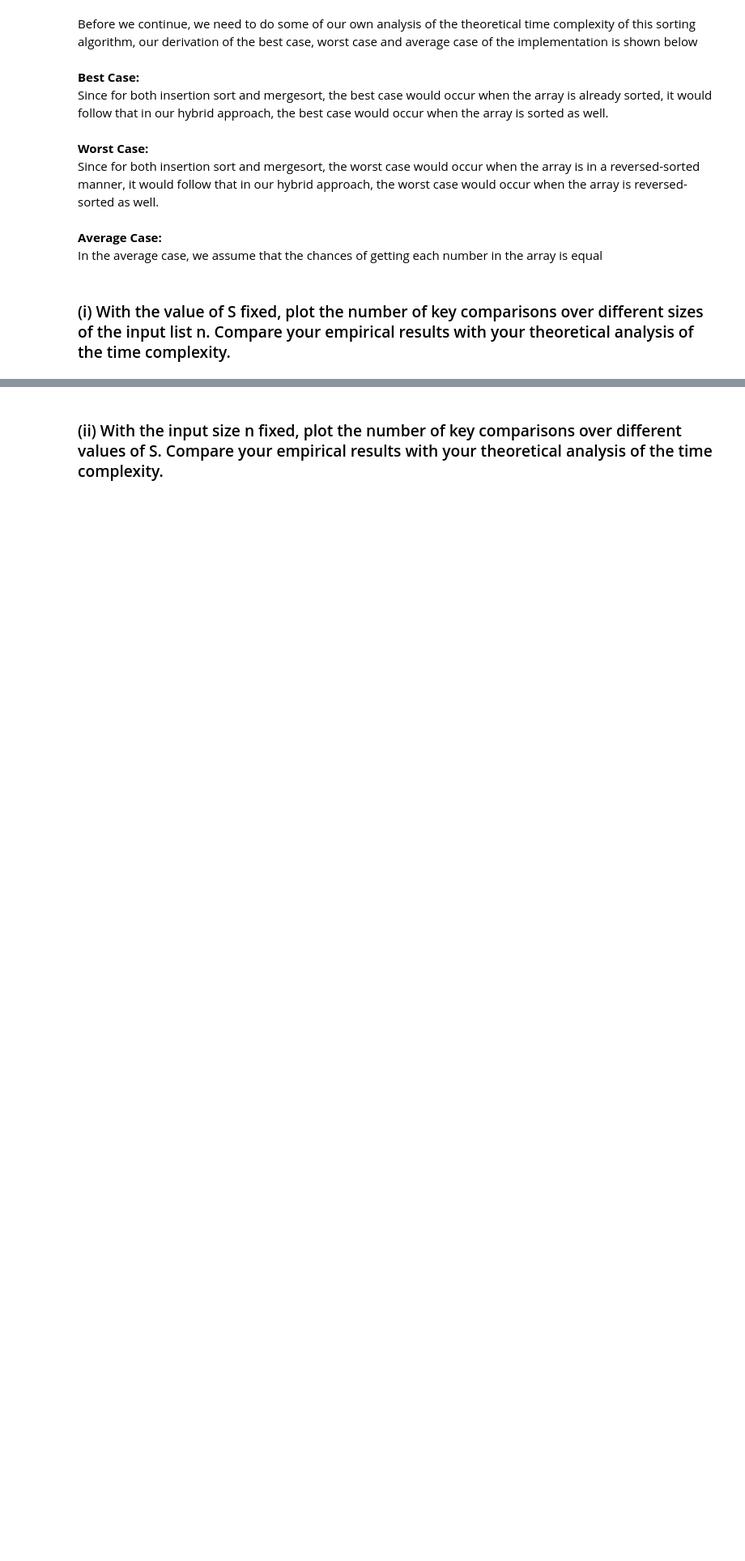
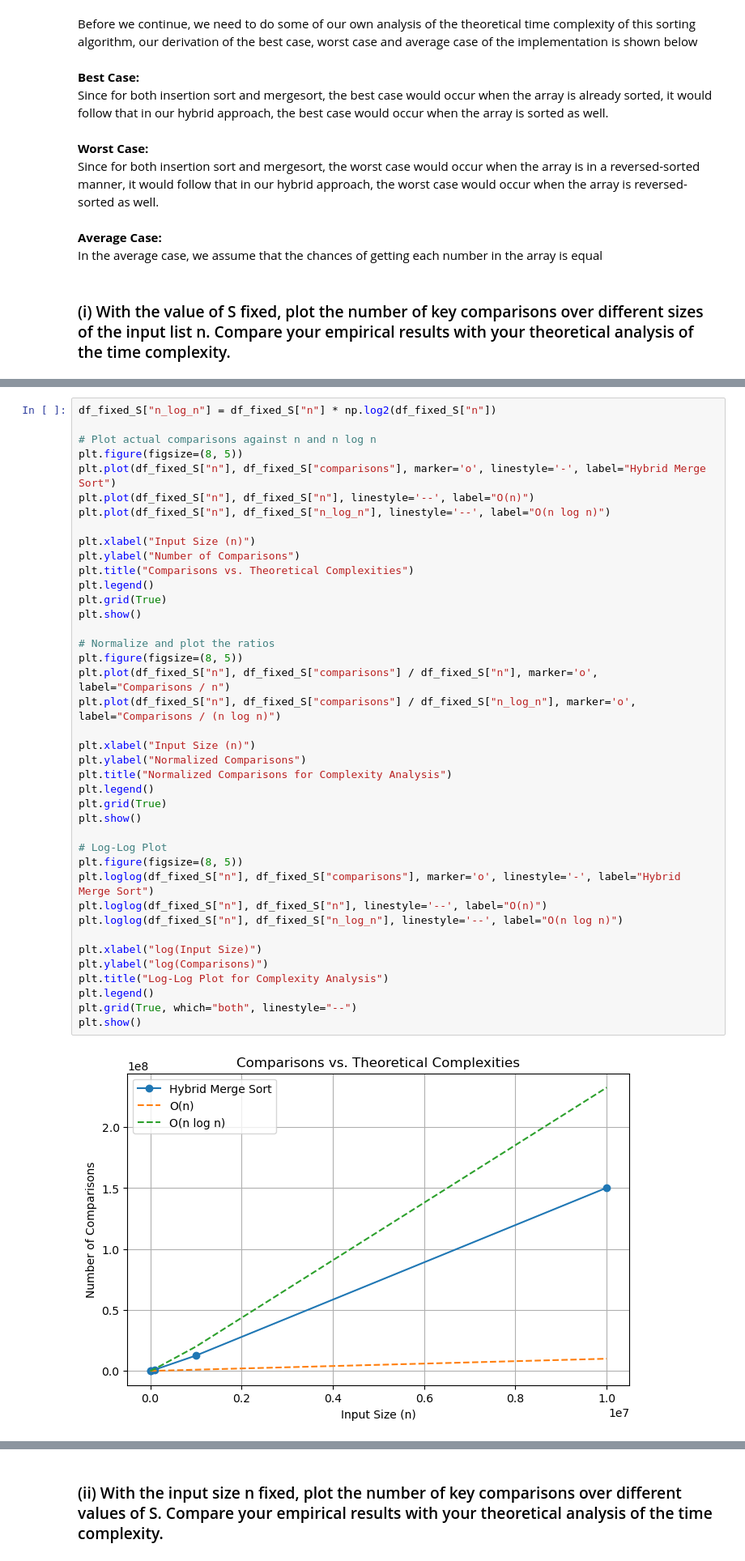
Before and after one commit to xubin0/SC2001-Projects, a Jupyter notebook: Project_1/Python_Implementation_and_Visualisation.ipynb, the cells around one changed output, grey strips where cells are left out. Shown: that part at 81% size. Cells and saved outputs as stored; diff of their text form; blank space fills up the shorter version.

```diff
--- a/Project_1/Python_Implementation_and_Visualisation.ipynb
+++ b/Project_1/Python_Implementation_and_Visualisation.ipynb
@@ -158,0 +159,42 @@ plt.show()
+# %%
+df_fixed_S["n_log_n"] = df_fixed_S["n"] * np.log2(df_fixed_S["n"])
+
+# Plot actual comparisons against n and n log n
+plt.figure(figsize=(8, 5))
+plt.plot(df_fixed_S["n"], df_fixed_S["comparisons"], marker='o', linestyle='-', label="Hybrid Merge Sort")
+plt.plot(df_fixed_S["n"], df_fixed_S["n"], linestyle='--', label="O(n)")
+plt.plot(df_fixed_S["n"], df_fixed_S["n_log_n"], linestyle='--', label="O(n log n)")
+
+plt.xlabel("Input Size (n)")
+plt.ylabel("Number of Comparisons")
+plt.title("Comparisons vs. Theoretical Complexities")
+plt.legend()
+plt.grid(True)
+plt.show()
+
+# Normalize and plot the ratios
+plt.figure(figsize=(8, 5))
+plt.plot(df_fixed_S["n"], df_fixed_S["comparisons"] / df_fixed_S["n"], marker='o', label="Comparisons / n")
+plt.plot(df_fixed_S["n"], df_fixed_S["comparisons"] / df_fixed_S["n_log_n"], marker='o', label="Comparisons / (n log n)")
+
+plt.xlabel("Input Size (n)")
+plt.ylabel("Normalized Comparisons")
+plt.title("Normalized Comparisons for Complexity Analysis")
+plt.legend()
+plt.grid(True)
+plt.show()
+
+# Log-Log Plot
+plt.figure(figsize=(8, 5))
+plt.loglog(df_fixed_S["n"], df_fixed_S["comparisons"], marker='o', linestyle='-', label="Hybrid Merge Sort")
+plt.loglog(df_fixed_S["n"], df_fixed_S["n"], linestyle='--', label="O(n)")
+plt.loglog(df_fixed_S["n"], df_fixed_S["n_log_n"], linestyle='--', label="O(n log n)")
+
+plt.xlabel("log(Input Size)")
+plt.ylabel("log(Comparisons)")
+plt.title("Log-Log Plot for Complexity Analysis")
+plt.legend()
+plt.grid(True, which="both", linestyle="--")
+plt.show()
+# %% [output]
+[figure, added]
```
Also changed, not shown: parts of 29 cells of this notebook.
